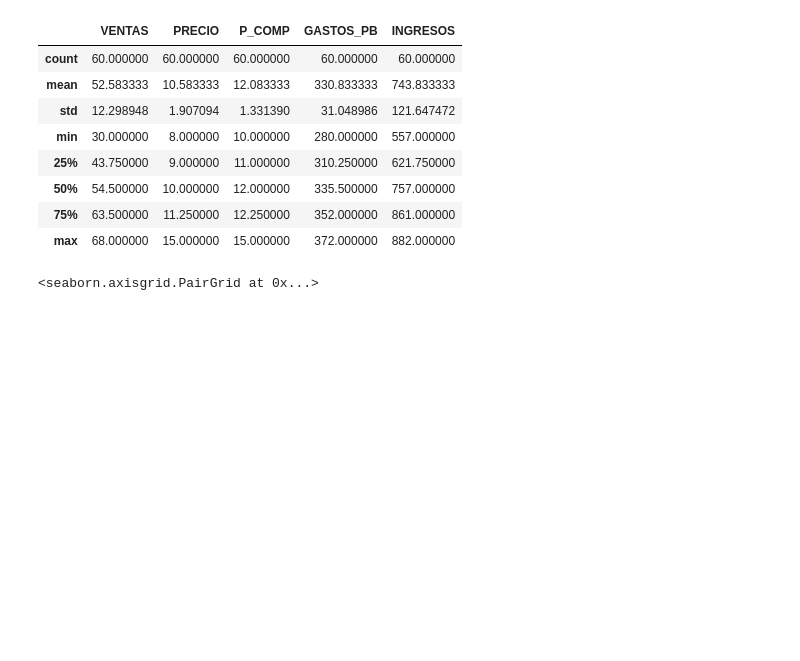
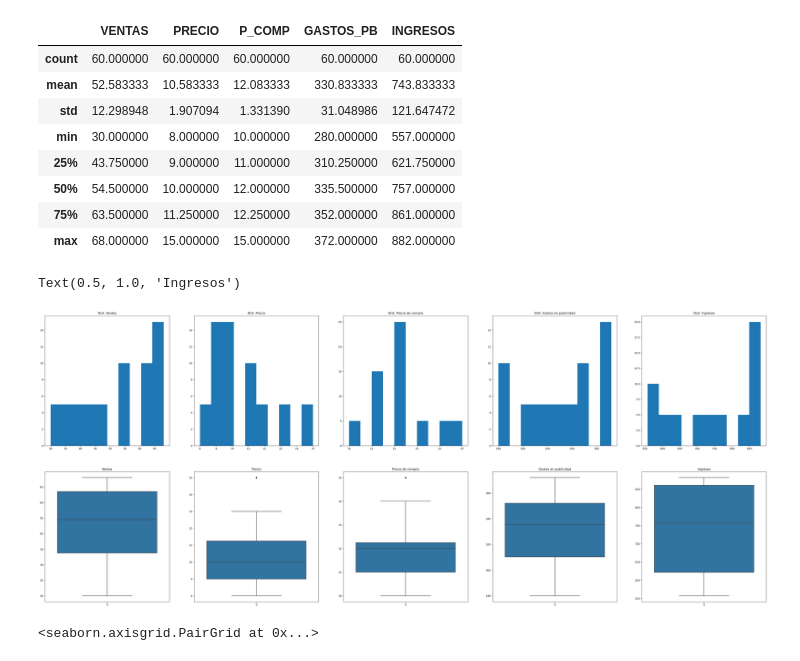
Before and after one commit to kikin3112/projets, a Jupyter notebook: regression/múltiple/t2_aplicada/regresion_lineal.ipynb, the cells around one changed output. Saved outputs shown, nothing was run; the diff lists cells and outputs as text; code cells hidden in the pictures; blank space fills up the shorter version.

```diff
--- a/regression/múltiple/t2_aplicada/regresion_lineal.ipynb
+++ b/regression/múltiple/t2_aplicada/regresion_lineal.ipynb
@@ -36,6 +36,56 @@ db.describe()
 | 50% | 54.500000 | 10.000000 | 12.000000 | 335.500000 | 757.000000 |
 | 75% | 63.500000 | 11.250000 | 12.250000 | 352.000000 | 861.000000 |
 | max | 68.000000 | 15.000000 | 15.000000 | 372.000000 | 882.000000 |
+# %%
+plt.figure(figsize=(50, 20))
+
+#histograma ventas
+plt.subplot(2,5,1)
+plt.hist(db['VENTAS'], bins = 10)
+plt.title('Dist. Ventas')
+
+#histograma precio
+plt.subplot(2,5,2)
+plt.hist(db['PRECIO'], bins = 10)
+plt.title('Dist. Precio')
+
+#histograma p_comp
+plt.subplot(2,5,3)
+plt.hist(db['P_COMP'], bins = 10)
+plt.title('Dist. Precio de compra')
+
+#histograma gastos_pb
+plt.subplot(2,5,4)
+plt.hist(db['GASTOS_PB'], bins = 10)
+plt.title('Dist. Gastos en publicidad')
+
+#histograma ingresos
+plt.subplot(2,5,5)
+plt.hist(db['INGRESOS'], bins = 10)
+plt.title('Dist. Ingresos')
+
+#boxplot ventas
+plt.subplot(2,5,6)
+sns.boxplot(db["VENTAS"]).set_title("Ventas")
+
+#boxplot precio
+plt.subplot(2,5,7)
+sns.boxplot(db["PRECIO"]).set_title("Precio")
+
+#boxplot p_comp
+plt.subplot(2,5,8)
+sns.boxplot(db["P_COMP"]).set_title("Precio de compra")
+
+#boxplot gastos_pb
+plt.subplot(2,5,9)
+sns.boxplot(db["GASTOS_PB"]).set_title("Gastos en publicidad")
+
+#boxplot ingresos
+plt.subplot(2,5,10)
+sns.boxplot(db["INGRESOS"]).set_title("Ingresos")
+# %% [output]
+Text(0.5, 1.0, 'Ingresos')
+[figure, added]
 # %%
 sns.pairplot(data = db, height = 1.5)
 # %% [output]
```
Also changed, not shown: parts of 1 cell of this notebook, 2 other files.
